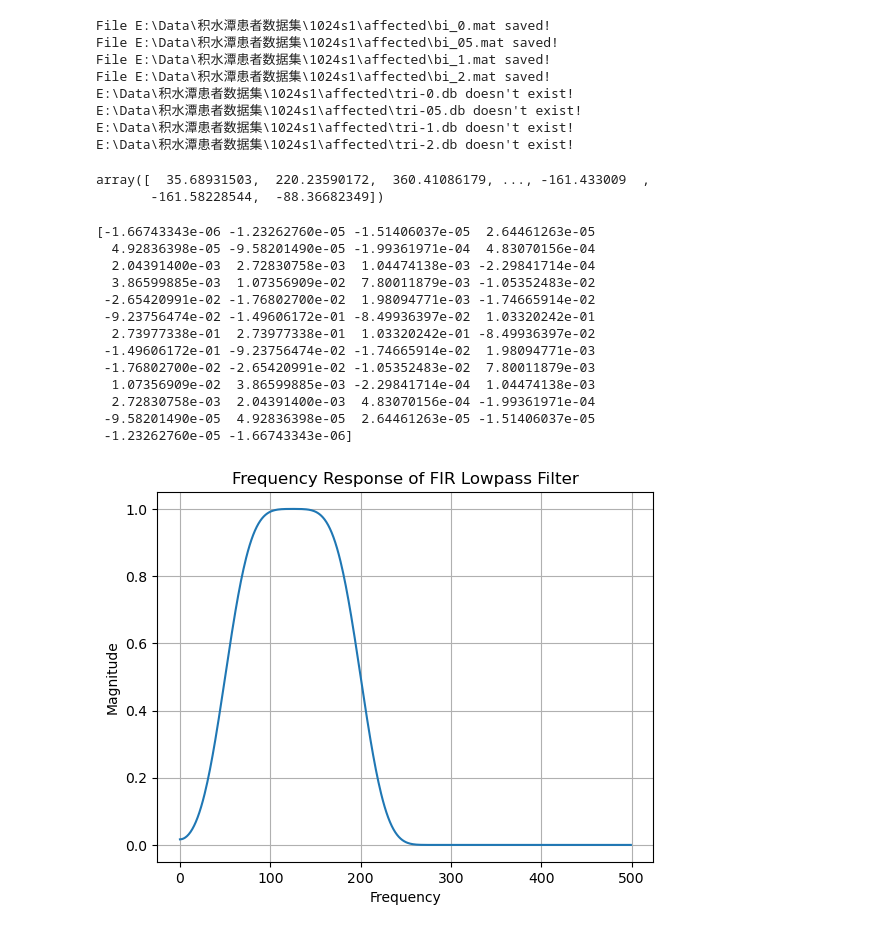
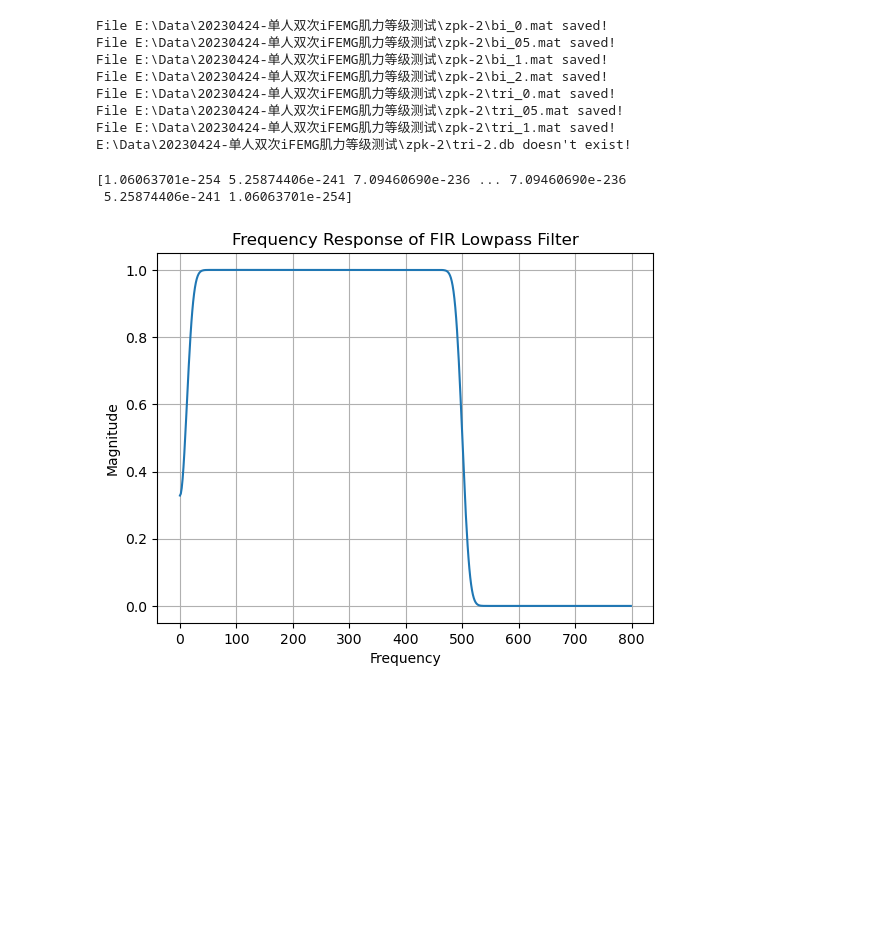
Before and after one commit to WynminMark/FMG-sEMG-processing, a Jupyter notebook: sEMG.ipynb, the cells around one changed output. Drawn from its saved outputs; the diff is of its cells as text; code cells hidden in the pictures; blank space fills up the shorter version.

```diff
--- a/sEMG.ipynb
+++ b/sEMG.ipynb
@@ -7,24 +9,16 @@ from iFEMG_feature import db2mat, BandPassFilter
 # %%
 """
 转换.db至.mat数据
+方便matlab读取
 """
 file_list = ["bi-0", "bi-05", "bi-1", "bi-2", "tri-0", "tri-05", "tri-1", "tri-2"]
-db2mat(r"E:\Data\积水潭患者数据集\1024s1\affected", file_list)
+db2mat(r"E:\Data\20230424-单人双次iFEMG肌力等级测试\zpk-2", file_list)
 # %% [output]
-File E:\Data\积水潭患者数据集\1024s1\affected\bi_0.mat saved!
-File E:\Data\积水潭患者数据集\1024s1\affected\bi_05.mat saved!
-File E:\Data\积水潭患者数据集\1024s1\affected\bi_1.mat saved!
-File E:\Data\积水潭患者数据集\1024s1\affected\bi_2.mat saved!
-E:\Data\积水潭患者数据集\1024s1\affected\tri-0.db doesn't exist!
-E:\Data\积水潭患者数据集\1024s1\affected\tri-05.db doesn't exist!
-E:\Data\积水潭患者数据集\1024s1\affected\tri-1.db doesn't exist!
-E:\Data\积水潭患者数据集\1024s1\affected\tri-2.db doesn't exist!
+File E:\Data\20230424-单人双次iFEMG肌力等级测试\zpk-2\bi_0.mat saved!
+File E:\Data\20230424-单人双次iFEMG肌力等级测试\zpk-2\bi_05.mat saved!
+File E:\Data\20230424-单人双次iFEMG肌力等级测试\zpk-2\bi_1.mat saved!
+File E:\Data\20230424-单人双次iFEMG肌力等级测试\zpk-2\bi_2.mat saved!
+File E:\Data\20230424-单人双次iFEMG肌力等级测试\zpk-2\tri_0.mat saved!
+File E:\Data\20230424-单人双次iFEMG肌力等级测试\zpk-2\tri_05.mat saved!
+File E:\Data\20230424-单人双次iFEMG肌力等级测试\zpk-2\tri_1.mat saved!
+E:\Data\20230424-单人双次iFEMG肌力等级测试\zpk-2\tri-2.db doesn't exist!
-# %%
-# 读取数据，测试滤波
-data = sio.loadmat(r"E:\Data\积水潭患者数据集\1010s1\affected\bi_2.mat")['bi_2']
-bpf1_200 = BandPassFilter(1223, 1, 200, 4)
-filted_data = bpf1_200.filt(data[:, 8])
-filted_data
-# %% [output]
-array([  35.68931503,  220.23590172,  360.41086179, ..., -161.433009  ,
-       -161.58228544,  -88.36682349])
@@ -33,57 +25,50 @@ sio.savemat(r"E:\Data\积水潭患者数据集\1010s1\affected\bi_2_ch1_filted.m
 # %%
+'''
+fir 滤波器频响曲线
+'''
+
 import numpy as np
 import matplotlib.pyplot as plt
 from scipy import signal
 
 # 指定滤波器的阶数
-order = 50
+order = 1201
 
 # 指定带通滤波器的截止频率和带宽
-fs = 1000  # 采样率
-lowcut = 50  # 低频截止频率
-highcut = 200  # 高频截止频率
+fs = 1600  # 采样率
+lowcut = 10  # 低频截止频率
+highcut = 500 # 高频截止频率
 bandwidth = highcut - lowcut  # 带宽
 
 # 计算归一化的截止频率和带宽
 nyquist = 0.5 * fs
 low = lowcut / nyquist
 high = highcut / nyquist
 width = bandwidth / nyquist
 
 # 设计FIR带通滤波器的系数
 taps = signal.firwin(order, [low, high], pass_zero=False, width=width)
 
 # 输出滤波器的系数
 print(taps)
 ###########################################################################
 
 
 # 计算频率响应
 w, h = signal.freqz(taps)
 
 # 绘制频率响应曲线
 plt.figure()
 plt.plot(w * fs / (2 * np.pi), abs(h))
 plt.xlabel('Frequency')
 plt.ylabel('Magnitude')
 plt.title('Frequency Response of FIR Lowpass Filter')
 plt.grid(True)
 plt.show()
 # %% [output]
-[-1.66743343e-06 -1.23262760e-05 -1.51406037e-05  2.64461263e-05
-  4.92836398e-05 -9.58201490e-05 -1.99361971e-04  4.83070156e-04
-  2.04391400e-03  2.72830758e-03  1.04474138e-03 -2.29841714e-04
-  3.86599885e-03  1.07356909e-02  7.80011879e-03 -1.05352483e-02
- -2.65420991e-02 -1.76802700e-02  1.98094771e-03 -1.74665914e-02
- -9.23756474e-02 -1.49606172e-01 -8.49936397e-02  1.03320242e-01
-  2.73977338e-01  2.73977338e-01  1.03320242e-01 -8.49936397e-02
- -1.49606172e-01 -9.23756474e-02 -1.74665914e-02  1.98094771e-03
- -1.76802700e-02 -2.65420991e-02 -1.05352483e-02  7.80011879e-03
-  1.07356909e-02  3.86599885e-03 -2.29841714e-04  1.04474138e-03
-  2.72830758e-03  2.04391400e-03  4.83070156e-04 -1.99361971e-04
- -9.58201490e-05  4.92836398e-05  2.64461263e-05 -1.51406037e-05
- -1.23262760e-05 -1.66743343e-06]
+[1.06063701e-254 5.25874406e-241 7.09460690e-236 ... 7.09460690e-236
+ 5.25874406e-241 1.06063701e-254]
-[figure, old version]
+[figure, new version]
 # %%
 """
 巴特沃斯带通滤波器频响曲线
```
Also changed, not shown: parts of 15 cells of this notebook, 6 other files.
